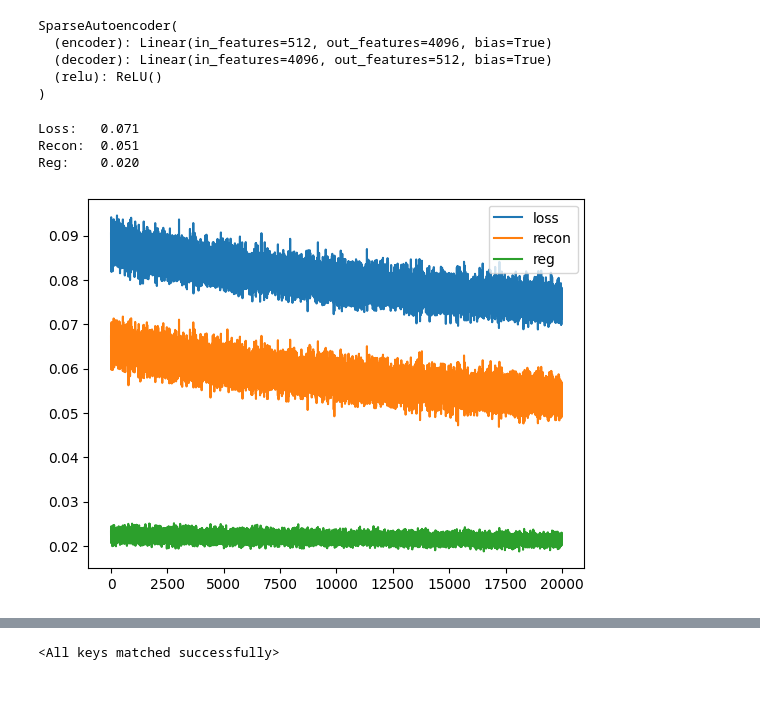
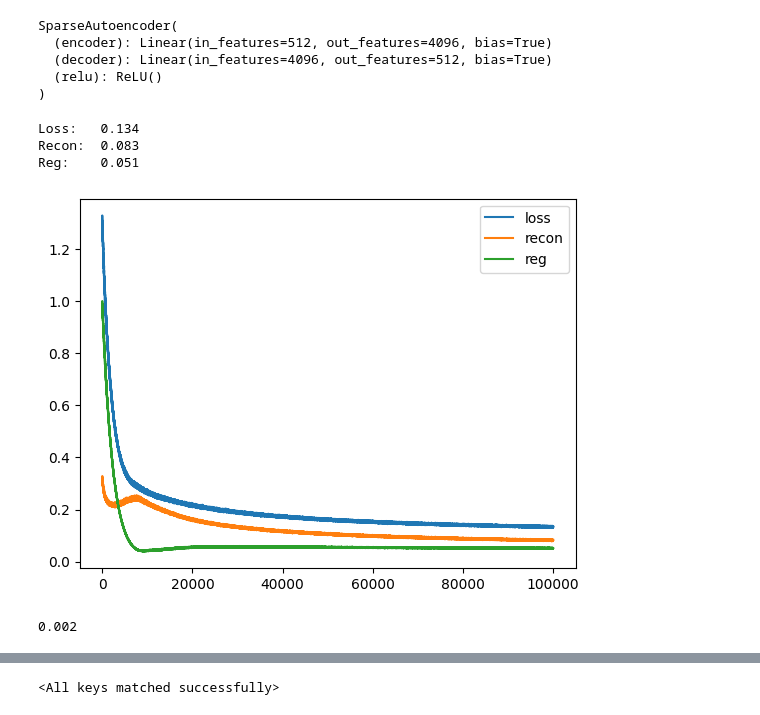
Before and after one commit to jnward/monosemanticity-repro, a Jupyter notebook: transformer_pile.ipynb, the cells around one changed output, grey strips where cells are left out. Cells and saved outputs as stored; diff of their text form; code cells hidden in the pictures.

```diff
--- a/transformer_pile.ipynb
+++ b/transformer_pile.ipynb
@@ -380,7 +368,7 @@ if not os.path.exists(model_path):
                 'steps': len(losses),
                 }, model_path)
 # %%
-checkpoint = torch.load(path)
+checkpoint = torch.load(model_path)
 model = Transformer().to(device)
 model.load_state_dict(checkpoint['model_state_dict'])
 # %% [output]
@@ -416,7 +401,7 @@ class SparseAutoencoder(nn.Module):
         # self.decoder_bias = nn.Parameter(torch.zeros(n_embed * 4))  # explicitly define decoder bias so we can subtract it from the input
         self.relu = nn.ReLU()
 
-    def forward(self, x_in, compute_loss=False):
+    def forward(self, x_in, compute_loss=False, compute_ap=False):
         f = self.encode(x_in)
         x = self.decoder(f)
         if compute_loss:
@@ -426,6 +411,9 @@ class SparseAutoencoder(nn.Module):
         else:
             recon_loss = None
             reg_loss = None
+        if compute_ap:
+            ap = (f > 0).sum(dim=-1).mean()
+            return x, recon_loss, reg_loss, ap  # a little messy
         return x, recon_loss, reg_loss
 
     def encode(self, x_in):
@@ -501,57 +497,60 @@ SparseAutoencoder(
 # %%
-train_steps = 20000
+train_steps = 100000
 lambda_reg = 0.002
-batch_size = 128
-lr = 1e-5
+batch_size = 512
+lr = 1e-6
 
 autoencoder = SparseAutoencoder(4096).to(device)
 optimizer = torch.optim.Adam(autoencoder.parameters(), lr=lr)
 losses = []
 recon_losses = []
 reg_losses = []
+# %%
+optimizer.load_state_dict(checkpoint['optimizer_state_dict'])
 # %%
 import matplotlib.pyplot as plt
 import h5py
-hdf5_path = 'data/embeddings_0.hdf5'
 
-batch_size = 128
+# train_steps = 40000
+# batch_size = 512
 losses = []
 recon_losses = []
 reg_losses = []
-embedding_iterator = iterate_embeddings(batch_size)
+batch_iterator = get_batch_iterator('train', batch_size, context_length)
 
 pbar = tqdm(range(train_steps))
 
 for _ in pbar:
-    xb, _ = get_batch('train', batch_size)
-    # with torch.no_grad():
-    #     x_embedding = model.forward_embedding(xb)
-    #     print(x_embedding.shape)
-    # break
-    x_embedding = next(embedding_iterator).to(device)
+    xb, _ = next(batch_iterator)
+    with torch.no_grad():
+        x_embedding, _ = model.forward_embedding(xb)
+    random_idxs = torch.randint(context_length, (batch_size,))
+    filtered_xe = x_embedding[range(batch_size), random_idxs, :]  # only take one sample per batch element to avoid local similarities
+
+    # x_embedding = next(embedding_iterator).to(device)
     optimizer.zero_grad()
-    outputs, recon_loss, reg_loss = autoencoder(x_embedding, compute_loss=True)
+    outputs, recon_loss, reg_loss = autoencoder(filtered_xe, compute_loss=True)
     reg_loss = lambda_reg * reg_loss
     loss = recon_loss + reg_loss
     loss.backward()
     optimizer.step()
     autoencoder.normalize_decoder_weights()
 
     losses.append(loss.item())
     recon_losses.append(recon_loss.item())
     reg_losses.append(reg_loss.item())
 
-    pbar.set_description(f"{np.mean(recon_losses[-100:]):.3f}")
+    pbar.set_description(f"Recon: {np.mean(recon_losses[-100:]):.3f} Reg: {np.mean(reg_losses[-100:]):.3f}")
 
 print(f"Loss:\t{loss:.3f}\nRecon:\t{recon_loss:.3f}\nReg:\t{reg_loss:.3f}")
 plt.plot(losses, label='loss')
 plt.plot(recon_losses, label='recon')
 plt.plot(reg_losses, label='reg')
 plt.legend()
 plt.show()
 # %% [output]
-Loss:   0.071
-Recon:  0.051
-Reg:    0.020
+Loss:   0.134
+Recon:  0.083
+Reg:    0.051
-[figure, old version]
+[figure, new version]
 # %%
@@ -566,3 +565,7 @@ if not os.path.exists(path):
                 'losses': losses,
                 'steps': len(losses),
                 }, path)
+# %%
+print(lambda_reg)
+# %% [output]
+0.002
```
Also changed, not shown: parts of 35 cells of this notebook, 1 other file.
